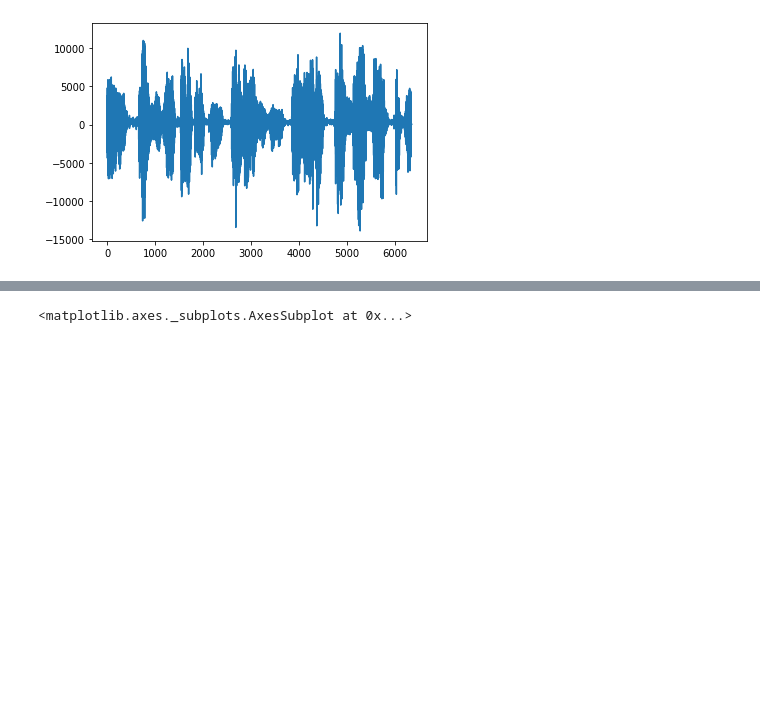
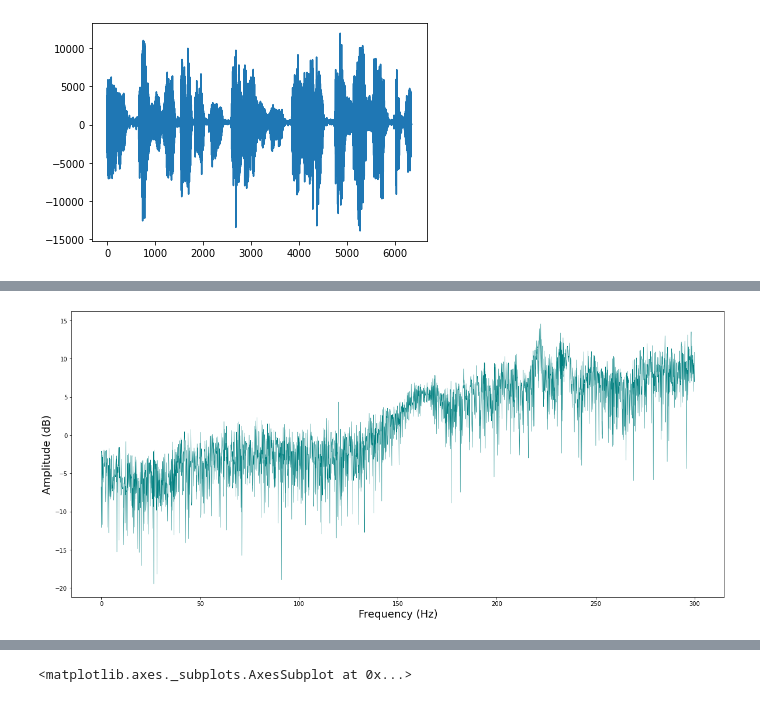
Before and after one commit to VascoBartolo/SP_project, a Jupyter notebook: signal_processing_Celle.ipynb, the cells around one changed output, grey strips where cells are left out. Cells and saved outputs as stored; diff of their text form; code cells hidden in the pictures; blank space fills up the shorter version.

```diff
--- a/signal_processing_Celle.ipynb
+++ b/signal_processing_Celle.ipynb
@@ -45,0 +57,22 @@ sns.lineplot(data = faudios[0][1][0::10])
+# %%
+i = 8
+
+data = faudios[i][1]
+rate = faudios[0][0]
+fourier = fft.fft(data)
+
+n = len(data)
+fourier = fourier[0:int((n/2))]
+# scale by the number of points so that the magnitude does not depend on the length
+fourier = fourier / float(n)
+#calculate the frequency at each point in Hz
+freqArray = np.arange(0, (n/2), 1.0) * (rate*1.0/n);
+x = freqArray[freqArray<300] #human voice range
+y = 10*np.log10(fourier)[0:len(x)]
+plt.figure(1,figsize=(20,9))
+plt.plot(x, y, color='teal', linewidth=0.5)
+plt.xlabel('Frequency (Hz)', fontsize=18)
+plt.ylabel('Amplitude (dB)', fontsize=18)
+plt.show()
+# %% [output]
+[figure, added]
```
Also changed, not shown: parts of 13 cells of this notebook.
